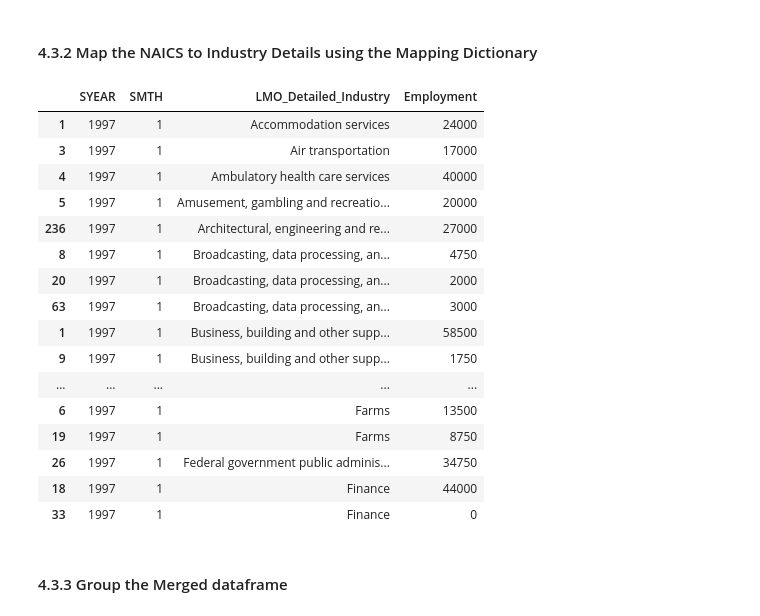
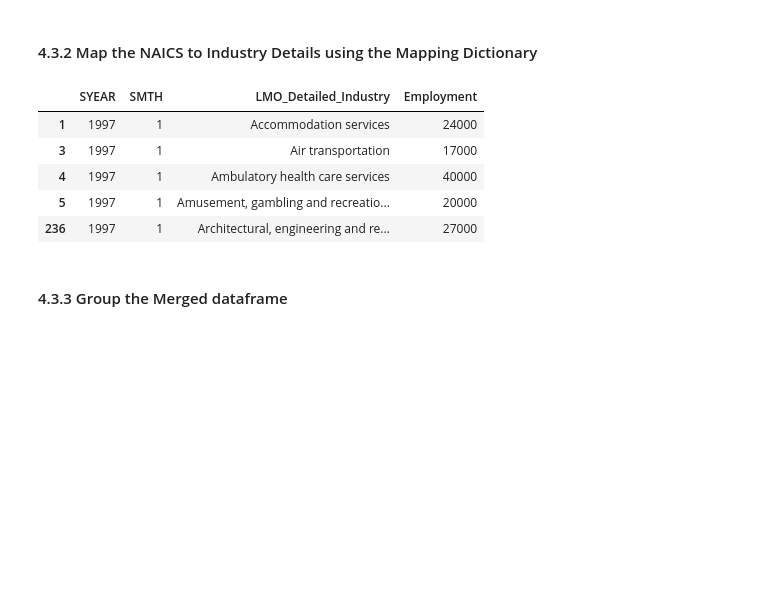
Before and after one commit to Musonda2day/Data-Scientist-Program---Data-Insight, a Jupyter notebook: projects/NAICS Time Series Analysis/NAICS Time Series Analysis.ipynb, the cells around one changed output. Drawn from its saved outputs; the diff is of its cells as text; code cells hidden in the pictures; blank space fills up the shorter version.

```diff
--- a/projects/NAICS Time Series Analysis/NAICS Time Series Analysis.ipynb
+++ b/projects/NAICS Time Series Analysis/NAICS Time Series Analysis.ipynb
@@ -294,35 +294,24 @@ mapping_dict
 # %%
 # Map the Columns of 'NAICS' in the Merged DF with valus in the maping dictionary
 merged_df['NAICS'] = merged_df['NAICS'].astype(str).map(mapping_dict)
 
 #rename columns
 merged_df.columns = ['SYEAR', 'SMTH', 'LMO_Detailed_Industry', 'Employment']
 
 # drop NaN values
 merged_df.dropna(subset=['LMO_Detailed_Industry'], inplace=True)
 
 #sort the mnerged dataframe
 merged_df = merged_df.sort_values(by = ['SYEAR', 'SMTH', 'LMO_Detailed_Industry'])
 
-merged_df.head(20)
+merged_df.head()
 # %% [output]
 |  | SYEAR | SMTH | LMO_Detailed_Industry | Employment |
 | 1 | 1997 | 1 | Accommodation services | 24000 |
 | 3 | 1997 | 1 | Air transportation | 17000 |
 | 4 | 1997 | 1 | Ambulatory health care services | 40000 |
 | 5 | 1997 | 1 | Amusement, gambling and recreatio... | 20000 |
 | 236 | 1997 | 1 | Architectural, engineering and re... | 27000 |
-| 8 | 1997 | 1 | Broadcasting, data processing, an... | 4750 |
-| 20 | 1997 | 1 | Broadcasting, data processing, an... | 2000 |
-| 63 | 1997 | 1 | Broadcasting, data processing, an... | 3000 |
-| 1 | 1997 | 1 | Business, building and other supp... | 58500 |
-| 9 | 1997 | 1 | Business, building and other supp... | 1750 |
-| ... | ... | ... | ... | ... |
-| 6 | 1997 | 1 | Farms | 13500 |
-| 19 | 1997 | 1 | Farms | 8750 |
-| 26 | 1997 | 1 | Federal government public adminis... | 34750 |
-| 18 | 1997 | 1 | Finance | 44000 |
-| 33 | 1997 | 1 | Finance | 0 |
 # %% [markdown]
 #### 4.3.3 Group the Merged dataframe
 # %%
```
Also changed, not shown: parts of 39 cells of this notebook.
